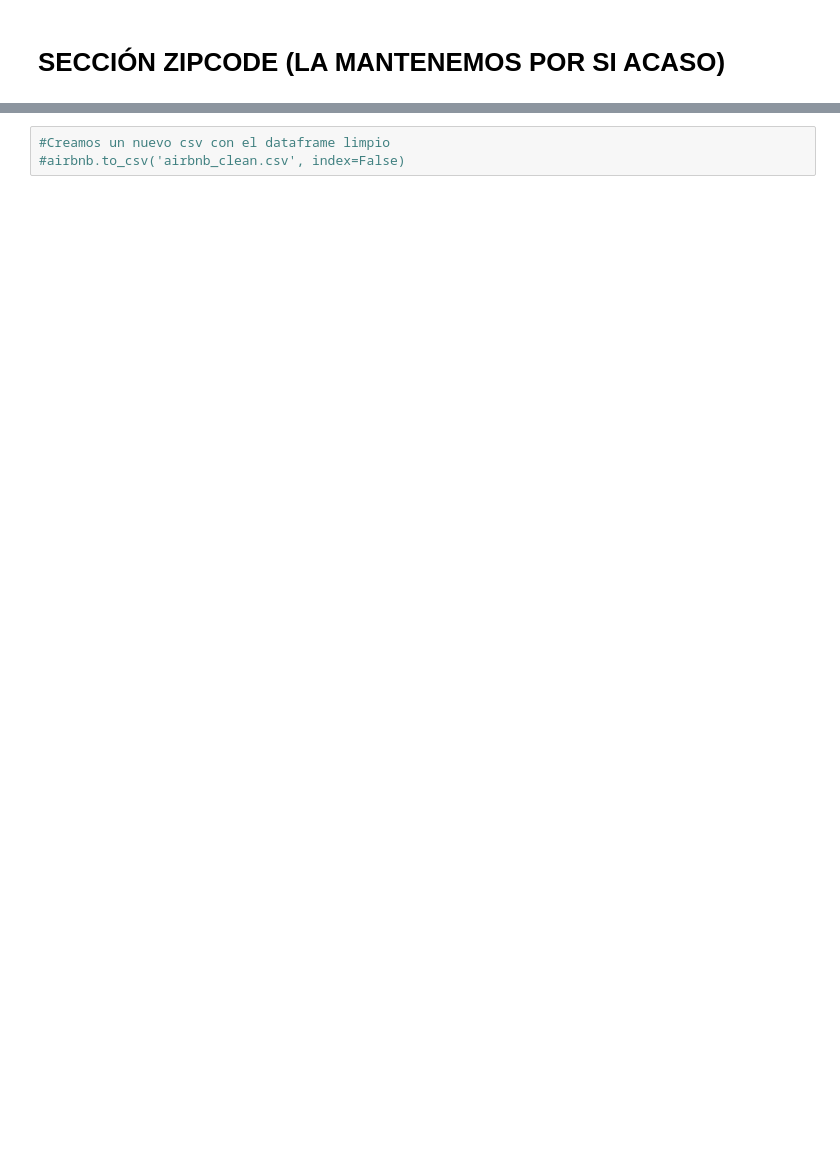
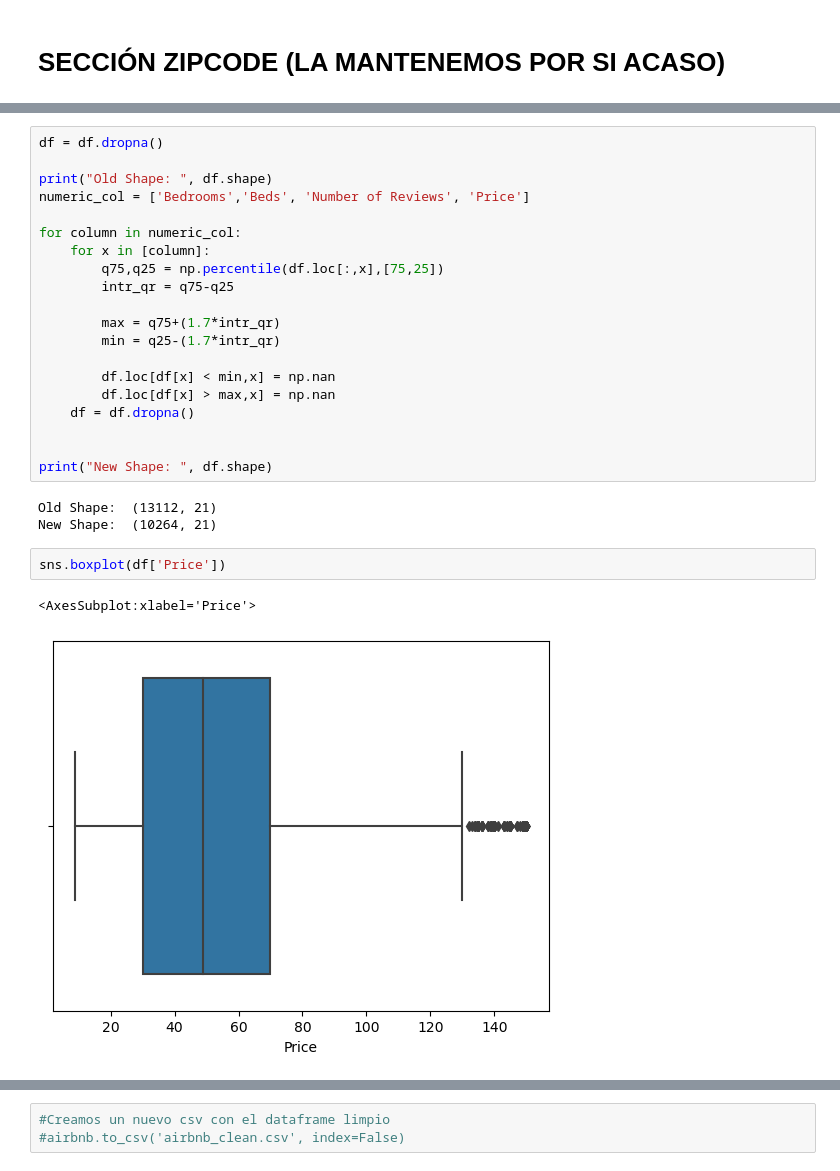
Before and after one commit to AnaGallegos/Proyecto-Final-KC-Data-Grupo-3, a Jupyter notebook: CollabGrupal.ipynb, the cells around one changed output, grey strips where cells are left out. Cells and saved outputs as stored; diff of their text form; blank space fills up the shorter version.

```diff
--- a/CollabGrupal.ipynb
+++ b/CollabGrupal.ipynb
@@ -375,0 +400,28 @@ pd.unique(airbnb['Zipcode'])
+# %%
+df = df.dropna()
+
+print("Old Shape: ", df.shape)
+numeric_col = ['Bedrooms','Beds', 'Number of Reviews', 'Price']
+
+for column in numeric_col:
+    for x in [column]:
+        q75,q25 = np.percentile(df.loc[:,x],[75,25])
+        intr_qr = q75-q25
+
+        max = q75+(1.7*intr_qr)
+        min = q25-(1.7*intr_qr)
+
+        df.loc[df[x] < min,x] = np.nan
+        df.loc[df[x] > max,x] = np.nan
+    df = df.dropna()
+
+
+print("New Shape: ", df.shape)
+# %% [output]
+Old Shape:  (13112, 21)
+New Shape:  (10264, 21)
+# %%
+sns.boxplot(df['Price'])
+# %% [output]
+<AxesSubplot:xlabel='Price'>
+[figure, added]
```
Also changed, not shown: parts of 27 cells of this notebook.
